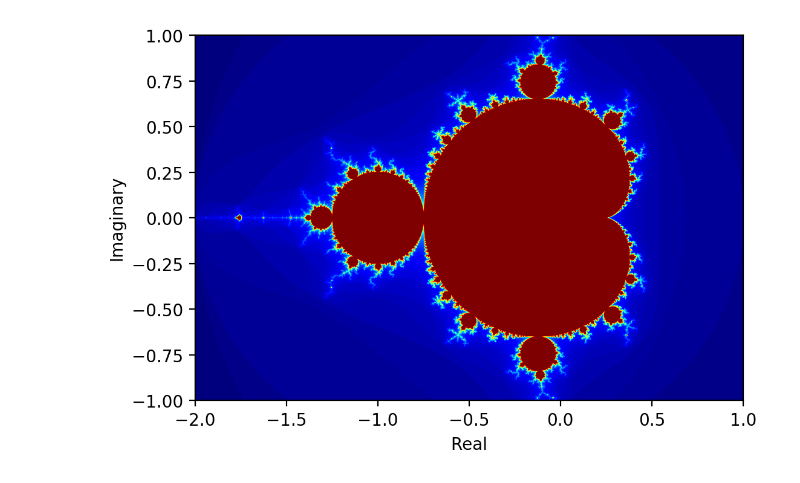
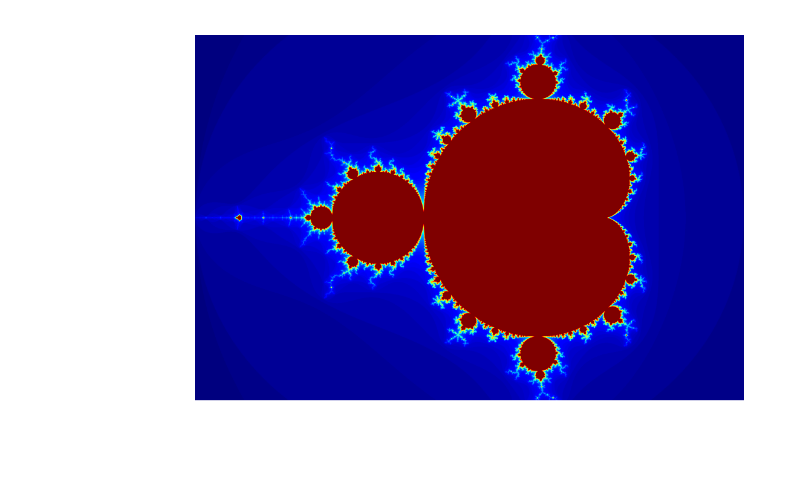
Before and after one commit to HarrisonWBlack/Mandelbrot-Set, a Jupyter notebook: mandelbrot_set.ipynb, the cells around one changed output. Saved outputs shown, nothing was run; the diff lists cells and outputs as text; code cells hidden in the pictures.

```diff
--- a/mandelbrot_set.ipynb
+++ b/mandelbrot_set.ipynb
@@ -28,9 +28,10 @@ for row_index, real in enumerate(numpy.linspace(-2, 1, num=rows)):
 # %%
 # Increase dpi to make larger
 plt.figure(dpi=200)
 plt.imshow(result.T, cmap='jet', interpolation='bilinear', extent=[-2, 1, -1, 1])
 plt.xlabel('Real')
 plt.ylabel('Imaginary')
+plt.axis('off')
 plt.show()
 # %% [output]
-[figure, old version]
+[figure, new version]
```
